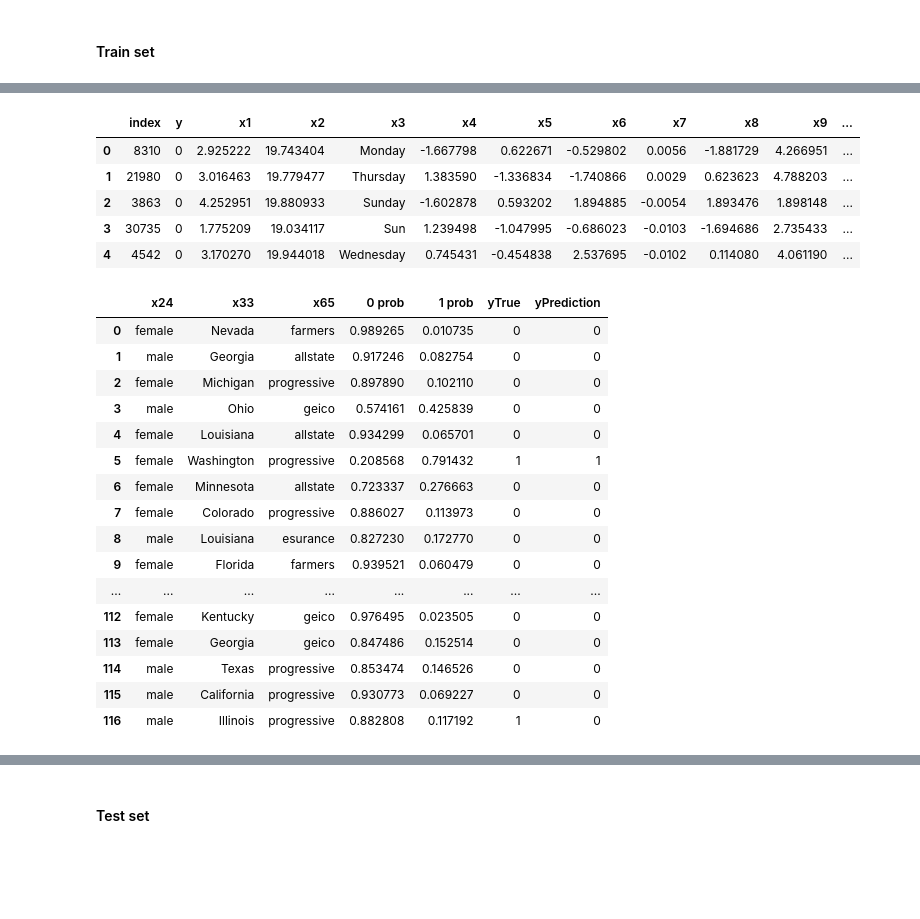
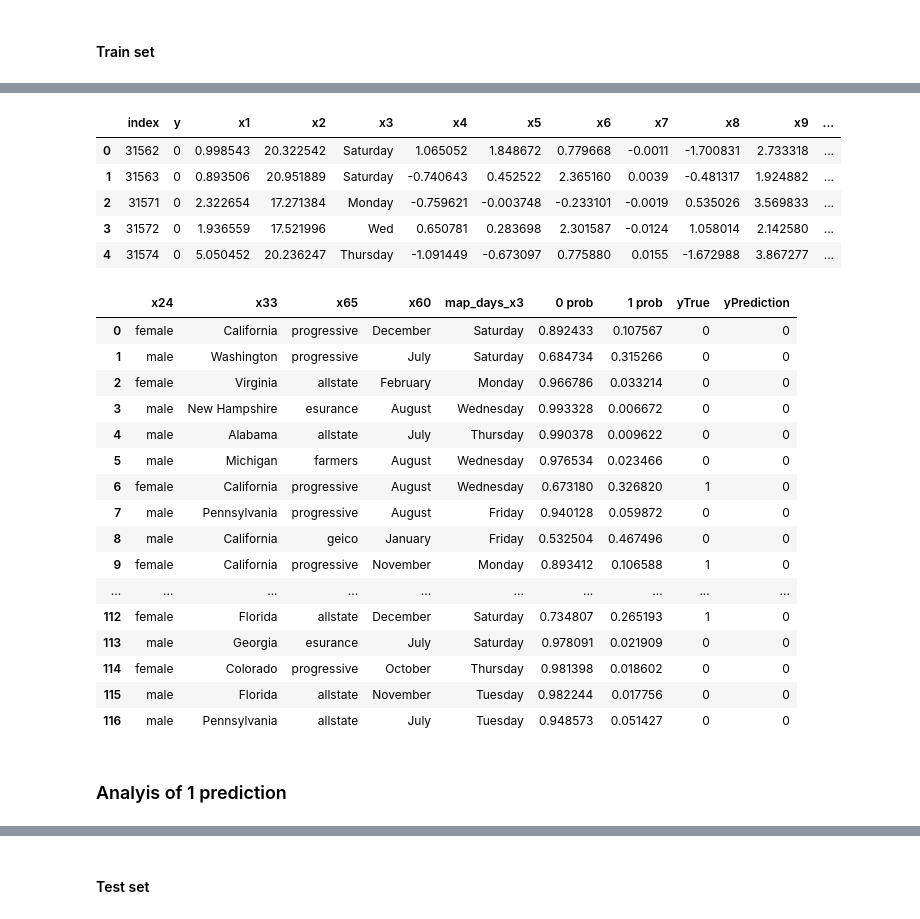
Before and after one commit to tamle2021/classification, a Jupyter notebook: sf.ipynb, the cells around one changed output, grey strips where cells are left out. Cells and saved outputs as stored; diff of their text form; code cells hidden in the pictures; blank space fills up the shorter version.

```diff
--- a/sf.ipynb
+++ b/sf.ipynb
@@ -597,8 +615,8 @@ dfFilterTest["x7"] = dfFilterTest["x7"].replace({r'\%':''},regex=True)
 # %% [markdown]
 ## Split, train, &  test
 # %%
-xTrain,xTest,yTrain,yTest = train_test_split(dfFilterTrain[features],dfFilterTrain["y"],test_size=0.20, \
-    shuffle=True)
+xTrain,xTest,yTrain,yTest = train_test_split(dfFilterTrain[features],dfFilterTrain["y"],test_size=0.2044, \
+    shuffle=False,random_state=27)
 # %%
 # scale data
 scalerX = StandardScaler()
@@ -676,28 +698,30 @@ outputTrain[["0 prob","1 prob"]] = yProbTest
 outputTrain.head(5)
 # %% [output]
 |  | index | y | x1 | x2 | x3 | x4 | x5 | x6 | x7 | x8 | x9 | ... |
-| 0 | 8310 | 0 | 2.925222 | 19.743404 | Monday | -1.667798 | 0.622671 | -0.529802 | 0.0056 | -1.881729 | 4.266951 | ... |
-| 1 | 21980 | 0 | 3.016463 | 19.779477 | Thursday | 1.383590 | -1.336834 | -1.740866 | 0.0029 | 0.623623 | 4.788203 | ... |
-| 2 | 3863 | 0 | 4.252951 | 19.880933 | Sunday | -1.602878 | 0.593202 | 1.894885 | -0.0054 | 1.893476 | 1.898148 | ... |
-| 3 | 30735 | 0 | 1.775209 | 19.034117 | Sun | 1.239498 | -1.047995 | -0.686023 | -0.0103 | -1.694686 | 2.735433 | ... |
-| 4 | 4542 | 0 | 3.170270 | 19.944018 | Wednesday | 0.745431 | -0.454838 | 2.537695 | -0.0102 | 0.114080 | 4.061190 | ... |
+| 0 | 31562 | 0 | 0.998543 | 20.322542 | Saturday | 1.065052 | 1.848672 | 0.779668 | -0.0011 | -1.700831 | 2.733318 | ... |
+| 1 | 31563 | 0 | 0.893506 | 20.951889 | Saturday | -0.740643 | 0.452522 | 2.365160 | 0.0039 | -0.481317 | 1.924882 | ... |
+| 2 | 31571 | 0 | 2.322654 | 17.271384 | Monday | -0.759621 | -0.003748 | -0.233101 | -0.0019 | 0.535026 | 3.569833 | ... |
+| 3 | 31572 | 0 | 1.936559 | 17.521996 | Wed | 0.650781 | 0.283698 | 2.301587 | -0.0124 | 1.058014 | 2.142580 | ... |
+| 4 | 31574 | 0 | 5.050452 | 20.236247 | Thursday | -1.091449 | -0.673097 | 0.775880 | 0.0155 | -1.672988 | 3.867277 | ... |
 # %%
-outputTrain[["x24","x33","x65","0 prob","1 prob","yTrue","yPrediction"]].head(117)
+outputTrain[["x24","x33","x65","x60","map_days_x3","0 prob","1 prob","yTrue","yPrediction"]].head(117)
 # %% [output]
-|  | x24 | x33 | x65 | 0 prob | 1 prob | yTrue | yPrediction |
-| 0 | female | Nevada | farmers | 0.989265 | 0.010735 | 0 | 0 |
-| 1 | male | Georgia | allstate | 0.917246 | 0.082754 | 0 | 0 |
-| 2 | female | Michigan | progressive | 0.897890 | 0.102110 | 0 | 0 |
-| 3 | male | Ohio | geico | 0.574161 | 0.425839 | 0 | 0 |
-| 4 | female | Louisiana | allstate | 0.934299 | 0.065701 | 0 | 0 |
-| 5 | female | Washington | progressive | 0.208568 | 0.791432 | 1 | 1 |
-| 6 | female | Minnesota | allstate | 0.723337 | 0.276663 | 0 | 0 |
-| 7 | female | Colorado | progressive | 0.886027 | 0.113973 | 0 | 0 |
-| 8 | male | Louisiana | esurance | 0.827230 | 0.172770 | 0 | 0 |
-| 9 | female | Florida | farmers | 0.939521 | 0.060479 | 0 | 0 |
-| ... | ... | ... | ... | ... | ... | ... | ... |
-| 112 | female | Kentucky | geico | 0.976495 | 0.023505 | 0 | 0 |
-| 113 | female | Georgia | geico | 0.847486 | 0.152514 | 0 | 0 |
-| 114 | male | Texas | progressive | 0.853474 | 0.146526 | 0 | 0 |
-| 115 | male | California | progressive | 0.930773 | 0.069227 | 0 | 0 |
-| 116 | male | Illinois | progressive | 0.882808 | 0.117192 | 1 | 0 |
+|  | x24 | x33 | x65 | x60 | map_days_x3 | 0 prob | 1 prob | yTrue | yPrediction |
+| 0 | female | California | progressive | December | Saturday | 0.892433 | 0.107567 | 0 | 0 |
+| 1 | male | Washington | progressive | July | Saturday | 0.684734 | 0.315266 | 0 | 0 |
+| 2 | female | Virginia | allstate | February | Monday | 0.966786 | 0.033214 | 0 | 0 |
+| 3 | male | New Hampshire | esurance | August | Wednesday | 0.993328 | 0.006672 | 0 | 0 |
+| 4 | male | Alabama | allstate | July | Thursday | 0.990378 | 0.009622 | 0 | 0 |
+| 5 | male | Michigan | farmers | August | Wednesday | 0.976534 | 0.023466 | 0 | 0 |
+| 6 | female | California | progressive | August | Wednesday | 0.673180 | 0.326820 | 1 | 0 |
+| 7 | male | Pennsylvania | progressive | August | Friday | 0.940128 | 0.059872 | 0 | 0 |
+| 8 | male | California | geico | January | Friday | 0.532504 | 0.467496 | 0 | 0 |
+| 9 | female | California | progressive | November | Monday | 0.893412 | 0.106588 | 1 | 0 |
+| ... | ... | ... | ... | ... | ... | ... | ... | ... | ... |
+| 112 | female | Florida | allstate | December | Saturday | 0.734807 | 0.265193 | 1 | 0 |
+| 113 | male | Georgia | esurance | July | Saturday | 0.978091 | 0.021909 | 0 | 0 |
+| 114 | female | Colorado | progressive | October | Thursday | 0.981398 | 0.018602 | 0 | 0 |
+| 115 | male | Florida | allstate | November | Tuesday | 0.982244 | 0.017756 | 0 | 0 |
+| 116 | male | Pennsylvania | allstate | July | Tuesday | 0.948573 | 0.051427 | 0 | 0 |
+# %% [markdown]
+### Analyis of 1 prediction
```
Also changed, not shown: parts of 32 cells of this notebook, 1 other file.
